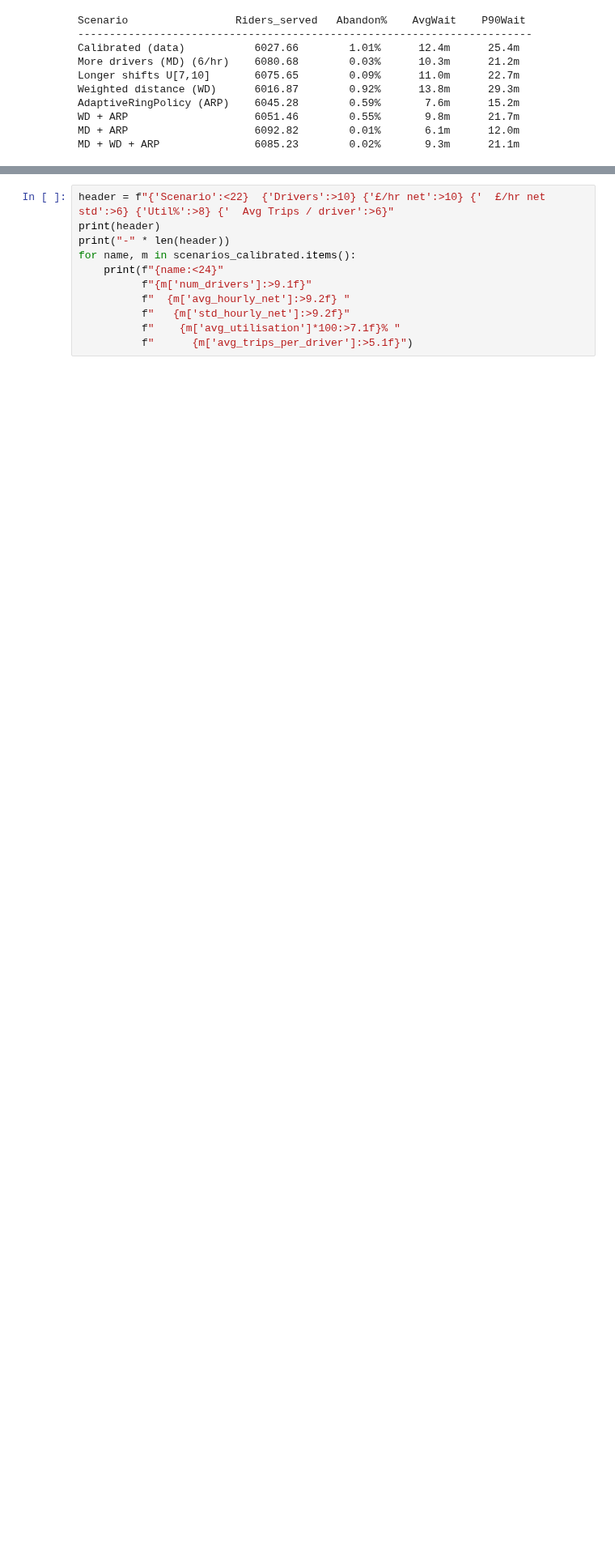
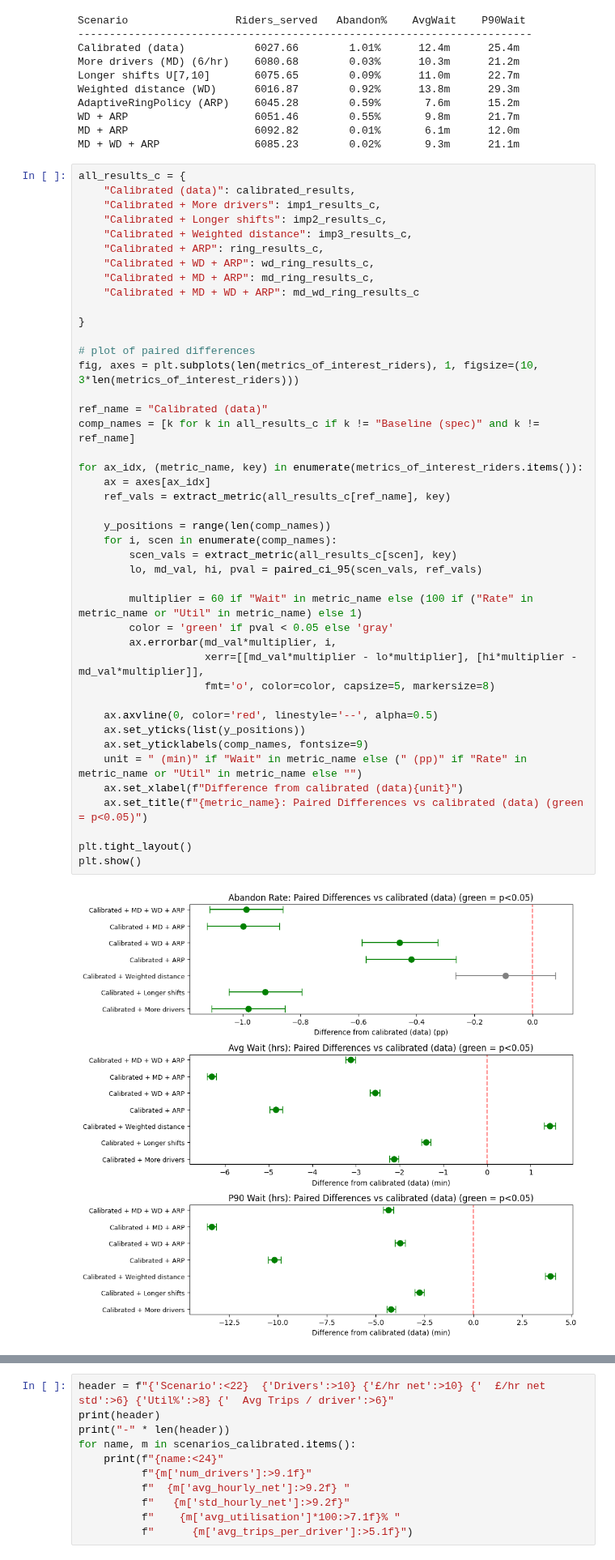
Before and after one commit to Danjiv/simulation, a Jupyter notebook: BoxCar_simulaton_code.ipynb, the cells around one changed output, grey strips where cells are left out. Shown at 81% size. Saved outputs shown, nothing was run; the diff lists cells and outputs as text; blank space fills up the shorter version.

```diff
--- a/BoxCar_simulaton_code.ipynb
+++ b/BoxCar_simulaton_code.ipynb
@@ -1581,4 +1689,49 @@ AdaptiveRingPolicy (ARP)    6045.28        0.59%       7.6m      15.2m
 WD + ARP                    6051.46        0.55%       9.8m      21.7m
 MD + ARP                    6092.82        0.01%       6.1m      12.0m
 MD + WD + ARP               6085.23        0.02%       9.3m      21.1m
+# %%
+all_results_c = {
+    "Calibrated (data)": calibrated_results,
+    "Calibrated + More drivers": imp1_results_c,
+    "Calibrated + Longer shifts": imp2_results_c,
+    "Calibrated + Weighted distance": imp3_results_c,
+    "Calibrated + ARP": ring_results_c,
+    "Calibrated + WD + ARP": wd_ring_results_c,
+    "Calibrated + MD + ARP": md_ring_results_c,
+    "Calibrated + MD + WD + ARP": md_wd_ring_results_c
+
+}
+
+# plot of paired differences
+fig, axes = plt.subplots(len(metrics_of_interest_riders), 1, figsize=(10, 3*len(metrics_of_interest_riders)))
+
+ref_name = "Calibrated (data)"
+comp_names = [k for k in all_results_c if k != "Baseline (spec)" and k != ref_name]
+
+for ax_idx, (metric_name, key) in enumerate(metrics_of_interest_riders.items()):
+    ax = axes[ax_idx]
+    ref_vals = extract_metric(all_results_c[ref_name], key)
+
+    y_positions = range(len(comp_names))
+    for i, scen in enumerate(comp_names):
+        scen_vals = extract_metric(all_results_c[scen], key)
+        lo, md_val, hi, pval = paired_ci_95(scen_vals, ref_vals)
+
+        multiplier = 60 if "Wait" in metric_name else (100 if ("Rate" in metric_name or "Util" in metric_name) else 1)
+        color = 'green' if pval < 0.05 else 'gray'
+        ax.errorbar(md_val*multiplier, i,
+                    xerr=[[md_val*multiplier - lo*multiplier], [hi*multiplier - md_val*multiplier]],
+                    fmt='o', color=color, capsize=5, markersize=8)
+
+    ax.axvline(0, color='red', linestyle='--', alpha=0.5)
+    ax.set_yticks(list(y_positions))
+    ax.set_yticklabels(comp_names, fontsize=9)
+    unit = " (min)" if "Wait" in metric_name else (" (pp)" if "Rate" in metric_name or "Util" in metric_name else "")
+    ax.set_xlabel(f"Difference from calibrated (data){unit}")
+    ax.set_title(f"{metric_name}: Paired Differences vs calibrated (data) (green = p<0.05)")
+
+plt.tight_layout()
+plt.show()
+# %% [output]
+[figure, added]
 # %% [markdown]
```
Also changed, not shown: parts of 17 cells of this notebook.
